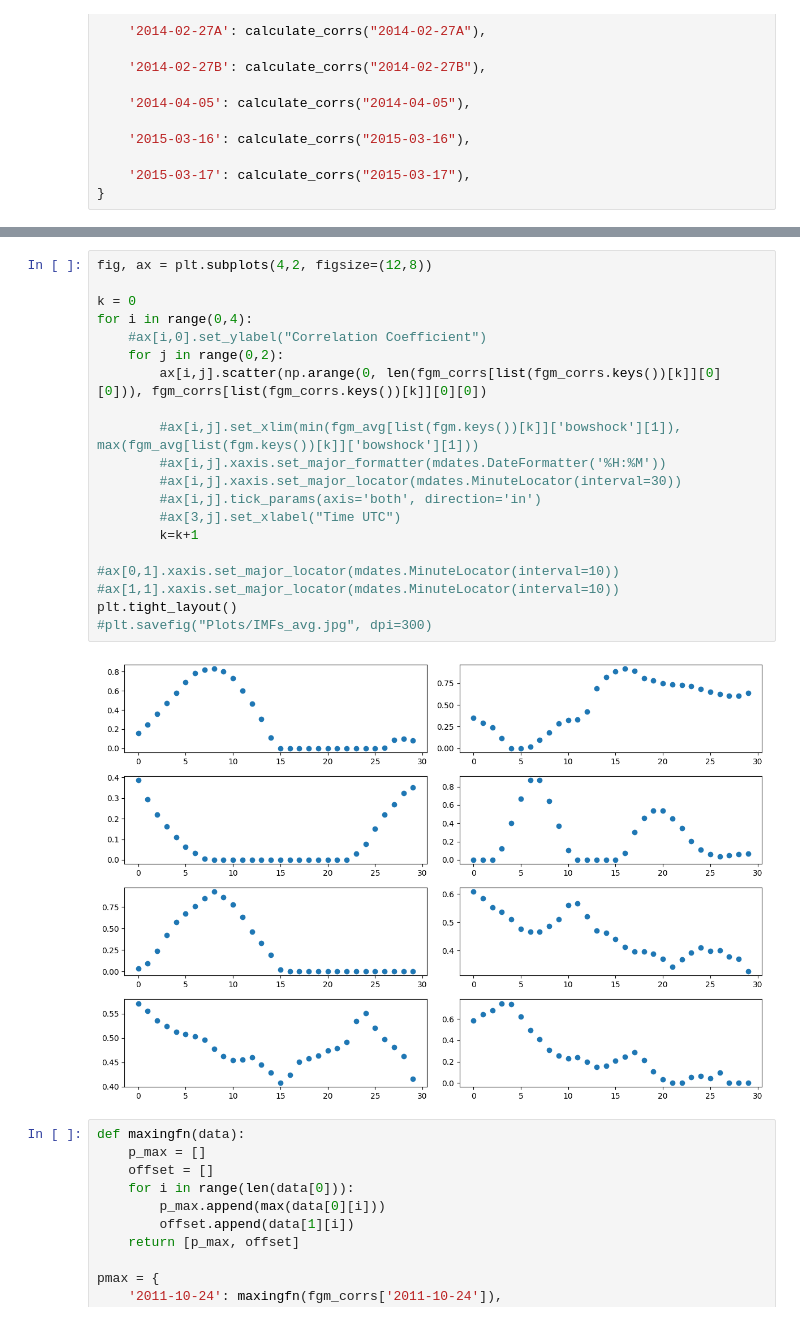
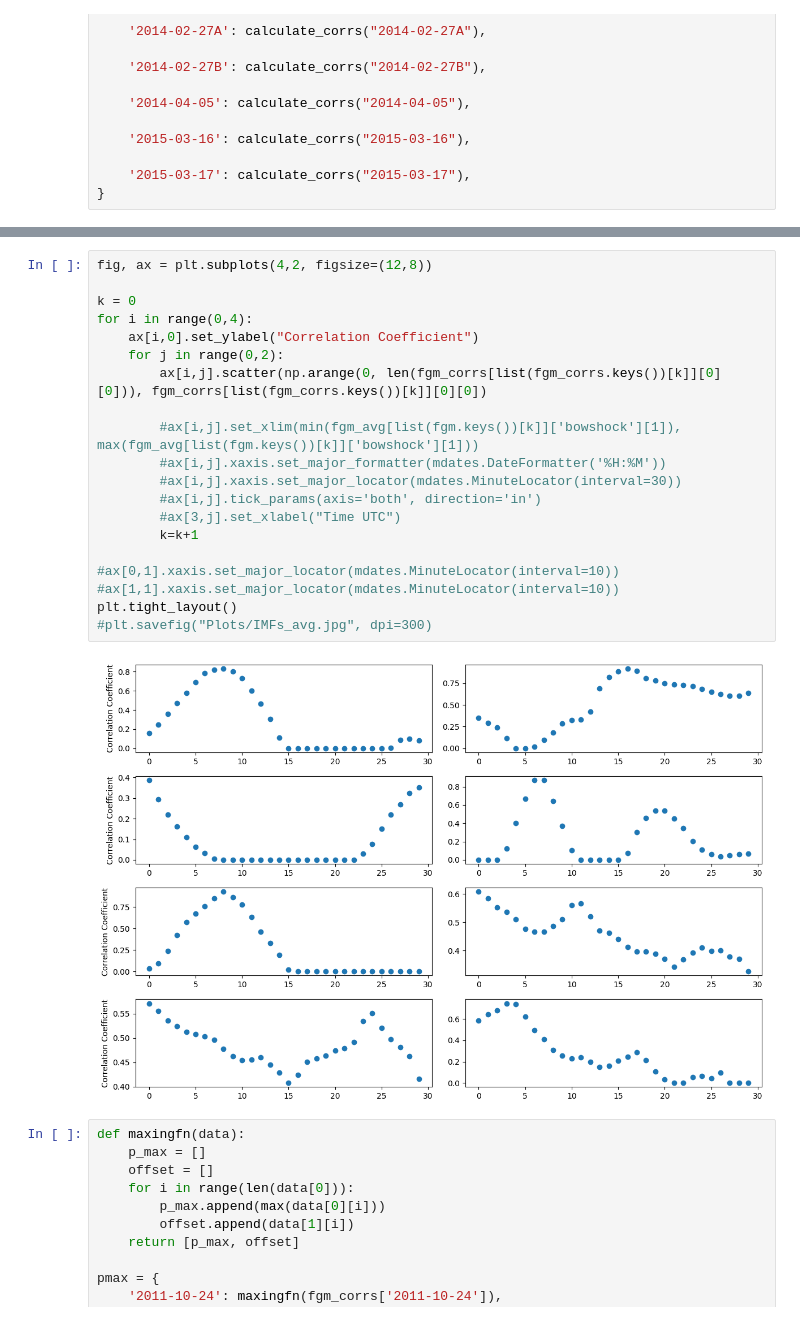
Before and after one commit to EspenFredrick/Solar-Wind-Reliability, a Jupyter notebook: SW-Width/SW-width.ipynb, the cells around one changed output, grey strips where cells are left out. Drawn from its saved outputs; the diff is of its cells as text.

Commit message:
Made new plots

```diff
--- a/SW-Width/SW-width.ipynb
+++ b/SW-Width/SW-width.ipynb
@@ -276,25 +256,25 @@ fgm_corrs['2011-10-24'][0][129]
 # %%
 fig, ax = plt.subplots(4,2, figsize=(12,8))
 
 k = 0
 for i in range(0,4):
-    #ax[i,0].set_ylabel("Correlation Coefficient")
+    ax[i,0].set_ylabel("Correlation Coefficient")
     for j in range(0,2):
         ax[i,j].scatter(np.arange(0, len(fgm_corrs[list(fgm_corrs.keys())[k]][0][0])), fgm_corrs[list(fgm_corrs.keys())[k]][0][0])
 
         #ax[i,j].set_xlim(min(fgm_avg[list(fgm.keys())[k]]['bowshock'][1]), max(fgm_avg[list(fgm.keys())[k]]['bowshock'][1]))
         #ax[i,j].xaxis.set_major_formatter(mdates.DateFormatter('%H:%M'))
         #ax[i,j].xaxis.set_major_locator(mdates.MinuteLocator(interval=30))
         #ax[i,j].tick_params(axis='both', direction='in')
         #ax[3,j].set_xlabel("Time UTC")
         k=k+1
 
 #ax[0,1].xaxis.set_major_locator(mdates.MinuteLocator(interval=10))
 #ax[1,1].xaxis.set_major_locator(mdates.MinuteLocator(interval=10))
 plt.tight_layout()
 #plt.savefig("Plots/IMFs_avg.jpg", dpi=300)
 # %% [output]
-[figure, old version]
+[figure, new version]
 # %%
 def maxingfn(data):
     p_max = []
```
Also changed, not shown: parts of 7 cells of this notebook, 2 other files.
